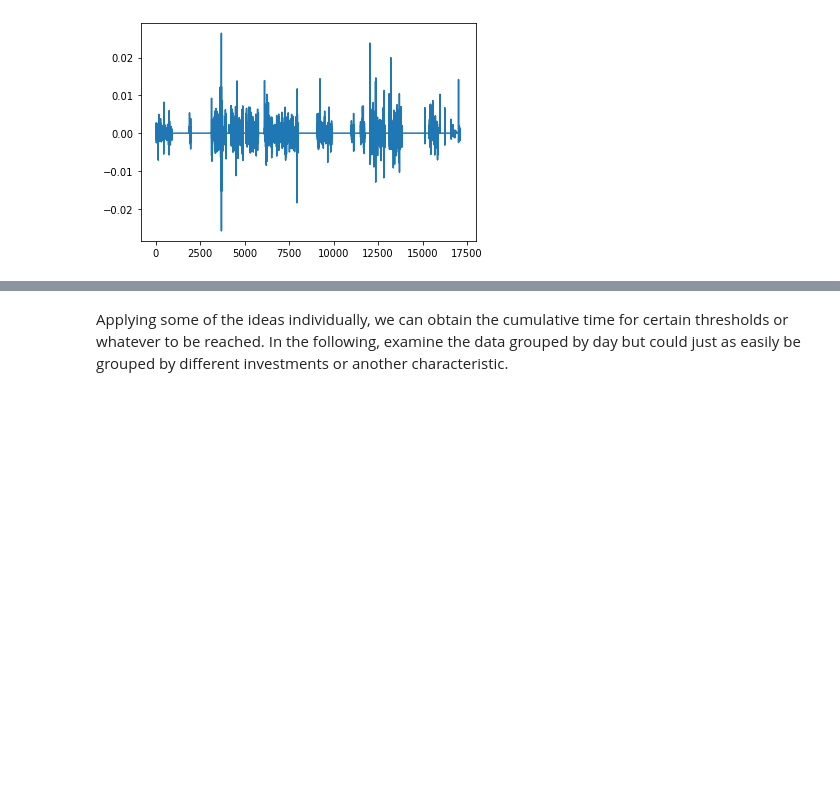
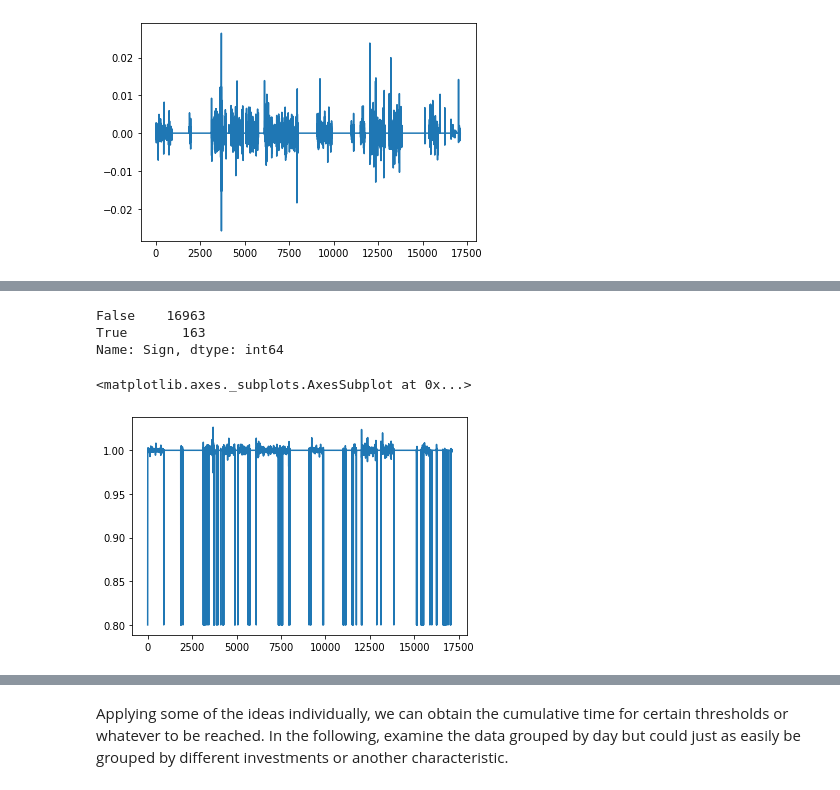
Before and after one commit to michaelmml/Financial-Data-Science, a Jupyter notebook: AlgoPredictors.ipynb, the cells around one changed output, grey strips where cells are left out. Drawn from its saved outputs; the diff is of its cells as text; code cells hidden in the pictures; blank space fills up the shorter version.

```diff
--- a/AlgoPredictors.ipynb
+++ b/AlgoPredictors.ipynb
@@ -174,2 +158,4 @@ df['Difference_Roll800'] = df['Close'] - df['rolling800']
 # %%
+df['Sign'] = np.sign(df['Difference_Roll800']).diff().ne(0)
 df['Sell'] = (np.sign(df['Difference_Roll800']) == -1)
+df['Hold'] = (np.sign(df['Difference_Roll800']) == 1)
@@ -183,3 +167,5 @@ df['Return_Roll800'].plot()
 # %% [output]
 <matplotlib.axes._subplots.AxesSubplot at 0x...>
 [figure]
+# %%
+df['Return_Roll800'] = df['Return_Roll800'] + 1
@@ -186,2 +176,15 @@ df['Return_Roll800'].plot()
+# %%
+df.loc[df['Sign'] == True, 'Return_Roll800'] = 0.8
+# %%
+df['Sign'].value_counts()
+# %% [output]
+False    16963
+True       163
+Name: Sign, dtype: int64
+# %%
+df['Return_Roll800'].plot()
+# %% [output]
+<matplotlib.axes._subplots.AxesSubplot at 0x...>
+[figure, added]
 # %%
 df['AbsReturn_Roll800'] = df['Return_Roll800'].cumprod()
```
Also changed, not shown: parts of 15 cells of this notebook.
